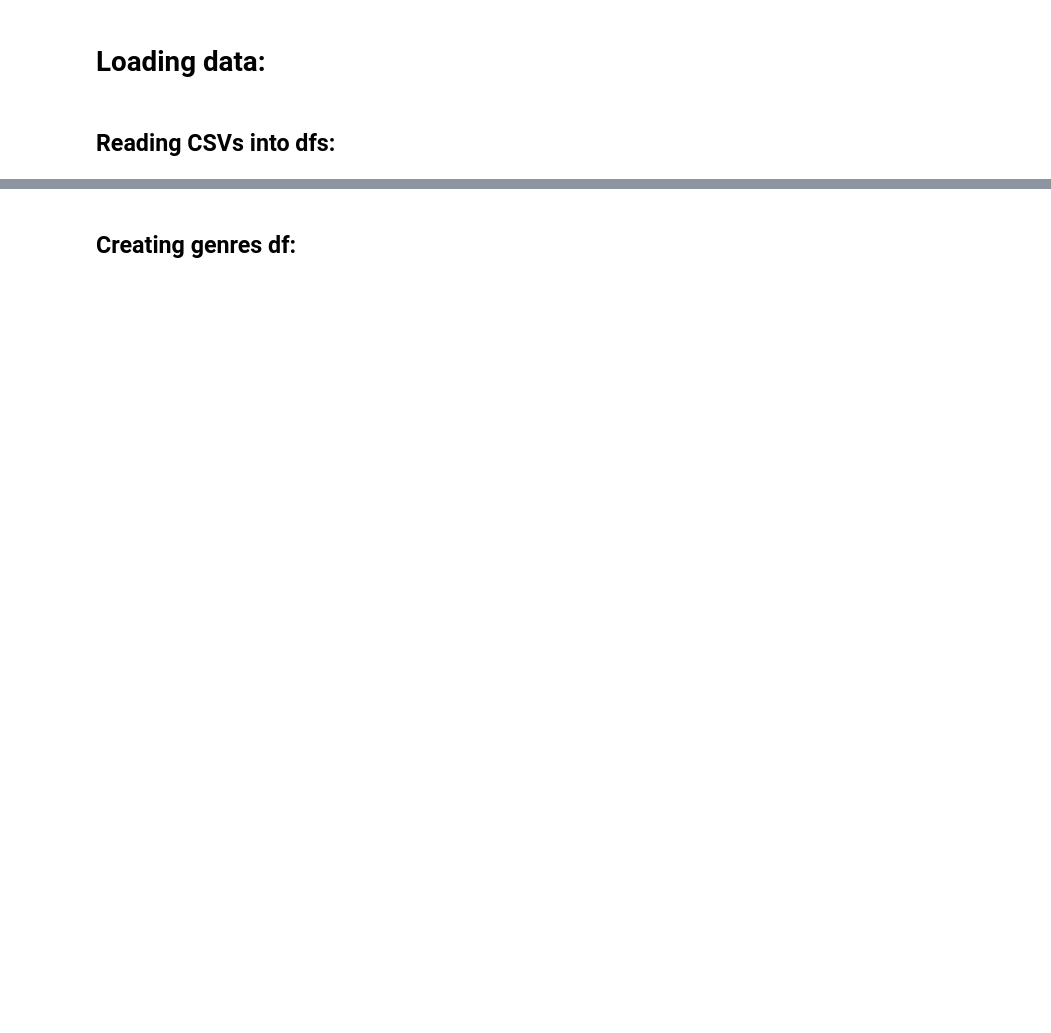
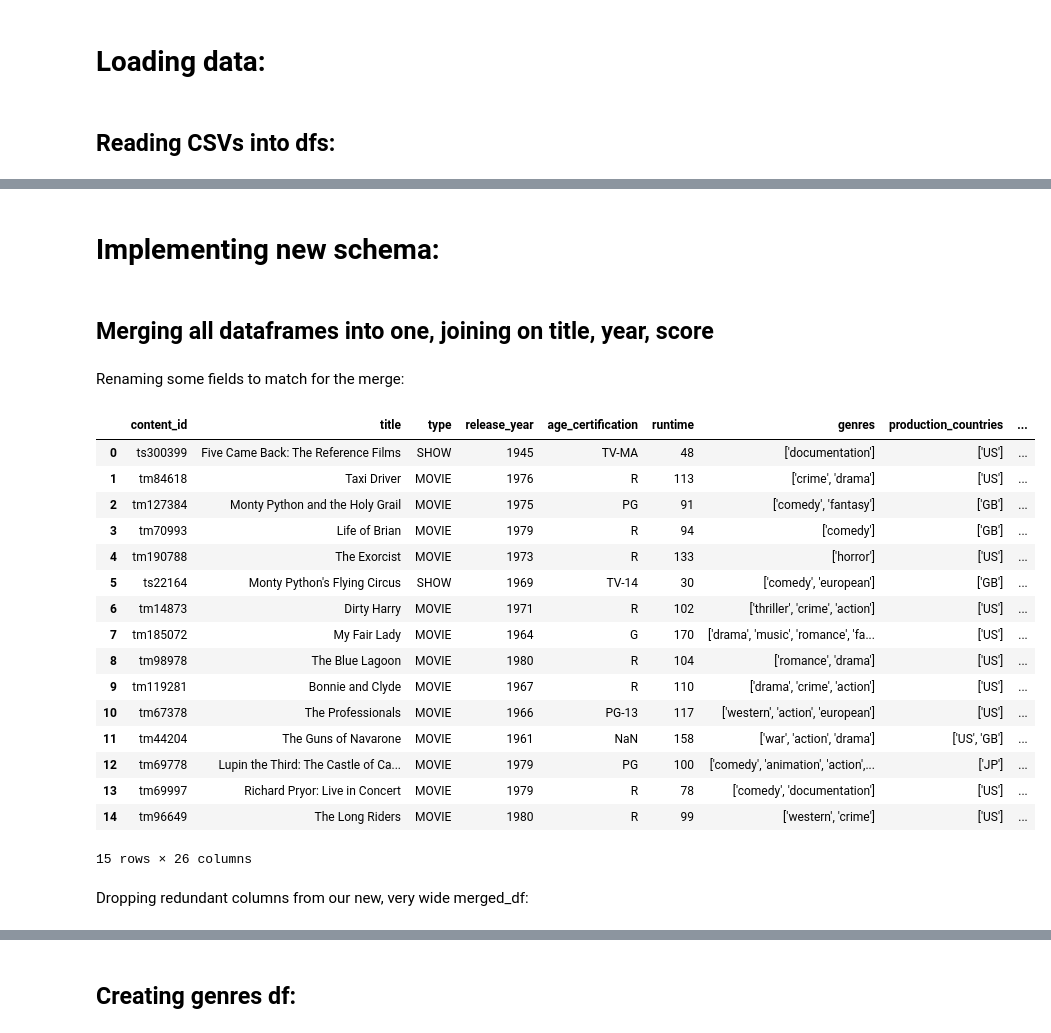
Before and after one commit to codeslp/recommender_db, a Jupyter notebook: src/etl/etl.ipynb, the cells around one changed output, grey strips where cells are left out. Cells and saved outputs as stored; diff of their text form; code cells hidden in the pictures; blank space fills up the shorter version.

Commit message:
simplify db schema create dfs

```diff
--- a/src/etl/etl.ipynb
+++ b/src/etl/etl.ipynb
@@ -51,0 +43,6 @@ for df in all_dfs:
+# %% [markdown]
+# Implementing new schema:
+# %% [markdown]
+## Merging all dataframes into one, joining on title, year, score
+# %% [markdown]
+Renaming some fields to match for the merge:
@@ -51,0 +53,39 @@ for df in all_dfs:
+# %%
+merged_df = titles_df.merge(best_movies_df,
+                            on=['title', 'release_year', 'score'],
+                            how='left',
+                            suffixes=('', '_best_movies'))\
+                     .merge(best_shows_df,
+                            on=['title', 'release_year', 'score'],
+                            how='left',
+                            suffixes=('', '_best_shows'))\
+                     .merge(best_movies_yearly_df,
+                            on=['title', 'release_year', 'score'],
+                            how='left',
+                            suffixes=('', '_best_movies_yearly'))\
+                     .merge(best_shows_yearly_df,
+                            on=['title', 'release_year', 'score'],
+                            how='left',
+                            suffixes=('', '_best_shows_yearly'))
+
+merged_df.head(15)
+# %% [output]
+|  | content_id | title | type | release_year | age_certification | runtime | genres | production_countries | ... |
+| 0 | ts300399 | Five Came Back: The Reference Films | SHOW | 1945 | TV-MA | 48 | ['documentation'] | ['US'] | ... |
+| 1 | tm84618 | Taxi Driver | MOVIE | 1976 | R | 113 | ['crime', 'drama'] | ['US'] | ... |
+| 2 | tm127384 | Monty Python and the Holy Grail | MOVIE | 1975 | PG | 91 | ['comedy', 'fantasy'] | ['GB'] | ... |
+| 3 | tm70993 | Life of Brian | MOVIE | 1979 | R | 94 | ['comedy'] | ['GB'] | ... |
+| 4 | tm190788 | The Exorcist | MOVIE | 1973 | R | 133 | ['horror'] | ['US'] | ... |
+| 5 | ts22164 | Monty Python's Flying Circus | SHOW | 1969 | TV-14 | 30 | ['comedy', 'european'] | ['GB'] | ... |
+| 6 | tm14873 | Dirty Harry | MOVIE | 1971 | R | 102 | ['thriller', 'crime', 'action'] | ['US'] | ... |
+| 7 | tm185072 | My Fair Lady | MOVIE | 1964 | G | 170 | ['drama', 'music', 'romance', 'fa... | ['US'] | ... |
+| 8 | tm98978 | The Blue Lagoon | MOVIE | 1980 | R | 104 | ['romance', 'drama'] | ['US'] | ... |
+| 9 | tm119281 | Bonnie and Clyde | MOVIE | 1967 | R | 110 | ['drama', 'crime', 'action'] | ['US'] | ... |
+| 10 | tm67378 | The Professionals | MOVIE | 1966 | PG-13 | 117 | ['western', 'action', 'european'] | ['US'] | ... |
+| 11 | tm44204 | The Guns of Navarone | MOVIE | 1961 | NaN | 158 | ['war', 'action', 'drama'] | ['US', 'GB'] | ... |
+| 12 | tm69778 | Lupin the Third: The Castle of Ca... | MOVIE | 1979 | PG | 100 | ['comedy', 'animation', 'action',... | ['JP'] | ... |
+| 13 | tm69997 | Richard Pryor: Live in Concert | MOVIE | 1979 | R | 78 | ['comedy', 'documentation'] | ['US'] | ... |
+| 14 | tm96649 | The Long Riders | MOVIE | 1980 | R | 99 | ['western', 'crime'] | ['US'] | ... |
+15 rows × 26 columns
+# %% [markdown]
+Dropping redundant columns from our new, very wide merged_df:
```
Also changed, not shown: parts of 34 cells of this notebook, 3 other files.
